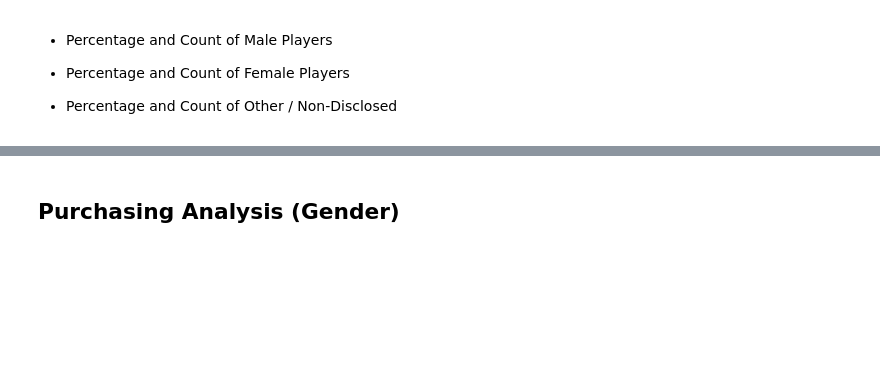
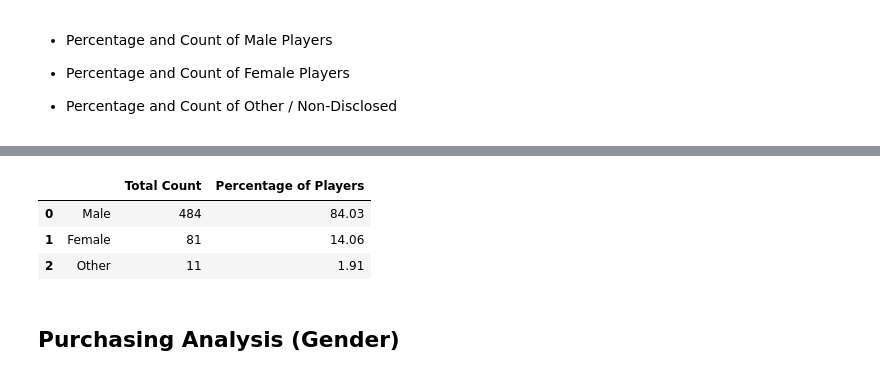
Before and after one commit to KatherineK7/pandas-challenge, a Jupyter notebook: 02-Case-Assignment/HeroesOfPymoli/HeroesOfPymoli_starter.ipynb, the cells around one changed output, grey strips where cells are left out. Cells and saved outputs as stored; diff of their text form; code cells hidden in the pictures; blank space fills up the shorter version.

```diff
--- a/02-Case-Assignment/Instructions/HeroesOfPymoli/HeroesOfPymoli_starter-Copy1.ipynb
+++ b/02-Case-Assignment/HeroesOfPymoli/HeroesOfPymoli_starter.ipynb
@@ -72,3 +84,30 @@ Name: SN, Length: 780, dtype: object>
+# %%
+male_players = purchase_data.groupby('Gender').get_group(('Male'))
+
+male_unique = len(male_players['SN'].unique())
+
+male_prct = round((male_unique/players)*100, 2)
+
+female_players = purchase_data.groupby('Gender').get_group(('Female'))
+
+female_unique = len(female_players['SN'].unique())
+
+female_prct = round((female_unique/players)*100, 2)
+
+other_players = purchase_data.groupby('Gender').get_group(('Other / Non-Disclosed'))
+
+other_unique = len(other_players['SN'].unique())
+
+other_prct = round((other_unique/players)*100, 2)
+
+gender_summary = pd.DataFrame({'':['Male','Female','Other'], 'Total Count':[male_unique, female_unique, other_unique], \
+                             'Percentage of Players':[male_prct, female_prct, other_prct]})
+gender_summary
+# %% [output]
+|  |  | Total Count | Percentage of Players |
+| 0 | Male | 484 | 84.03 |
+| 1 | Female | 81 | 14.06 |
+| 2 | Other | 11 | 1.91 |
 # %% [markdown]
 
 ## Purchasing Analysis (Gender)
```
Also changed, not shown: parts of 14 cells of this notebook, 38 other files.
